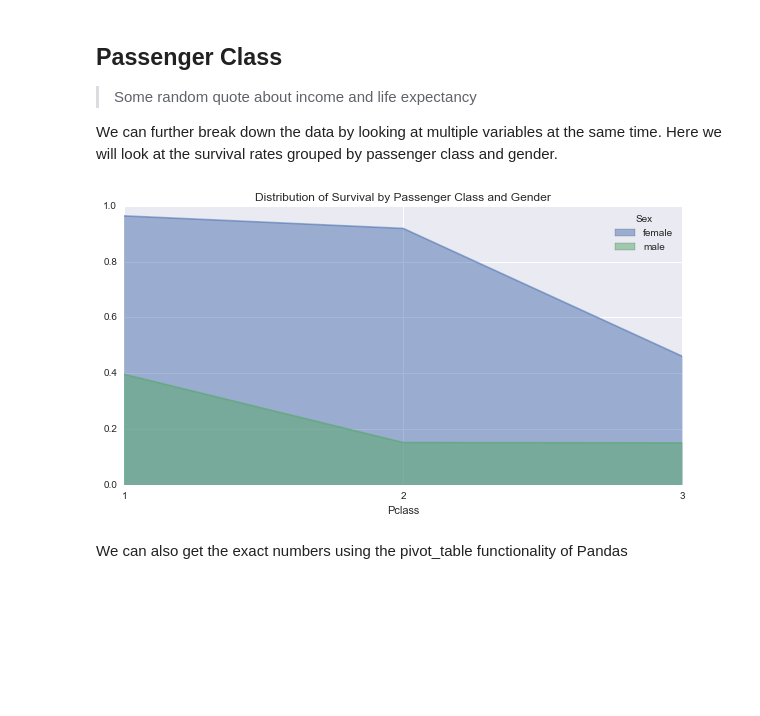
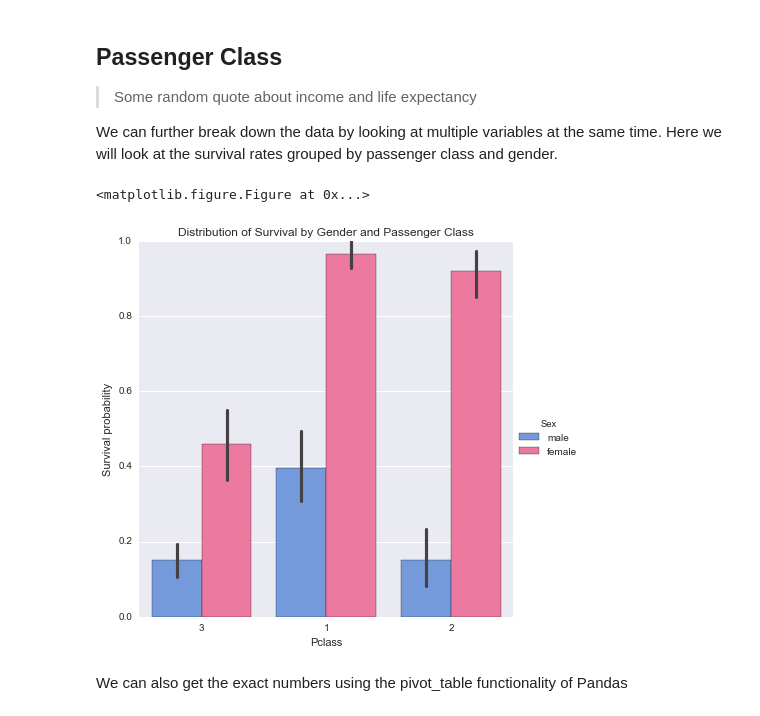
Before and after one commit to thomalm/kaggle, a Jupyter notebook: titanic/Titanic.ipynb, the cells around one changed output. Drawn from its saved outputs; the diff is of its cells as text; code cells hidden in the pictures; blank space fills up the shorter version.

```diff
--- a/titanic/Titanic.ipynb
+++ b/titanic/Titanic.ipynb
@@ -161,14 +168,15 @@ As you can see females had a significantly higher change of surviving (75.29%) c
 > Some random quote about income and life expectancy
 
 We can further break down the data by looking at multiple variables at the same time. Here we will look at the survival rates grouped by passenger class and gender.
-# %%
-df.pivot_table('Survived', index='Pclass', columns='Sex').plot(kind='area',
-                                                               stacked=False,
-                                                               xticks=df.Pclass.unique(),
-                                                               figsize=(10, 5))
-plt.title('Distribution of Survival by Passenger Class and Gender');
-# %% [output]
-[figure, removed]
+# %%
+plt.figure(figsize=(6, 2))
+g = sns.factorplot(x="Pclass", y="Survived", hue="Sex", data=df,
+                   size=6, kind="bar", palette=pal)
+g.set_ylabels("Survival probability")
+plt.title("Distribution of Survival by Gender and Passenger Class");
+# %% [output]
+<matplotlib.figure.Figure at 0x...>
+[figure, added]
 # %% [markdown]
 We can also get the exact numbers using the pivot_table functionality of Pandas
 # %%
```
Also changed, not shown: parts of 32 cells of this notebook.
